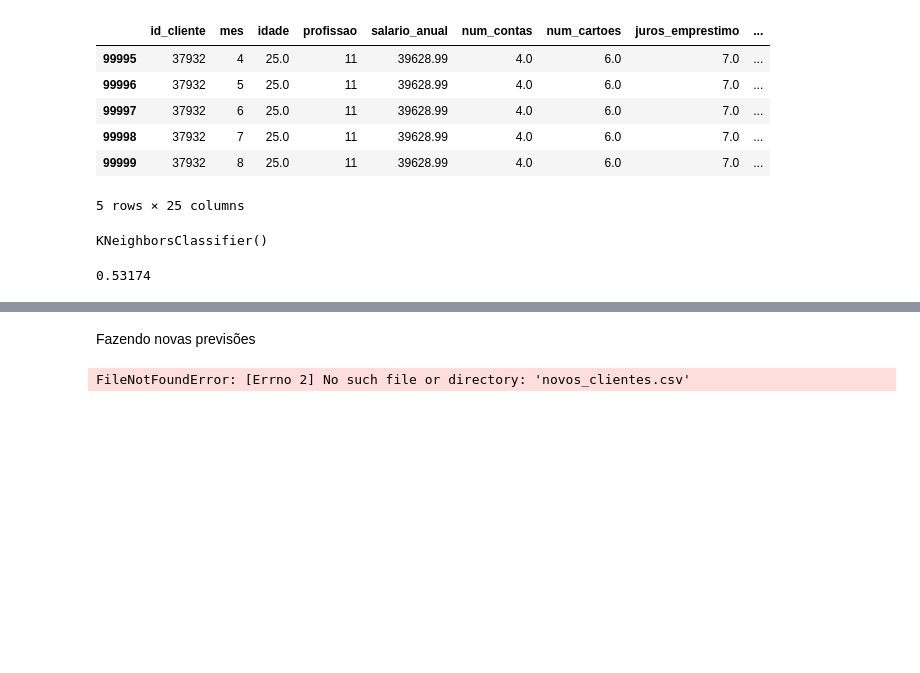
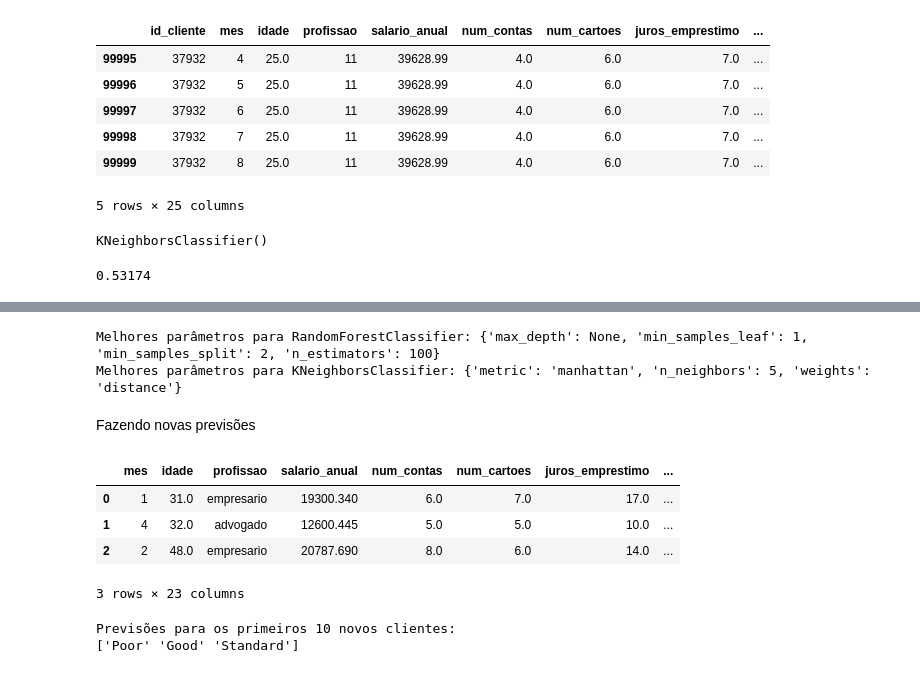
Before and after one commit to Calazansmacchiutti/Machine-learning-project, a Jupyter notebook: Credit Score Forecasting/Credit_Score.ipynb, the cells around one changed output, grey strips where cells are left out. Cells and saved outputs as stored; diff of their text form; code cells hidden in the pictures; blank space fills up the shorter version.

```diff
--- a/Credit Score Forecasting/Credit_Score.ipynb
+++ b/Credit Score Forecasting/Credit_Score.ipynb
@@ -201,17 +217,38 @@ print("Acurácia do KNeighborsClassifier otimizado:", acuracia_knn)
+# %%
+# Exibindo os melhores parâmetros
+print("Melhores parâmetros para RandomForestClassifier:", grid_search_arvore.best_params_)
+print("Melhores parâmetros para KNeighborsClassifier:", grid_search_knn.best_params_)
+# %% [output]
+Melhores parâmetros para RandomForestClassifier: {'max_depth': None, 'min_samples_leaf': 1, 'min_samples_split': 2, 'n_estimators': 100}
+Melhores parâmetros para KNeighborsClassifier: {'metric': 'manhattan', 'n_neighbors': 5, 'weights': 'distance'}
 # %% [markdown]
 Fazendo novas previsões
 # %%
-# fazendo novas previsões
+# Carregar dados de novos clientes
 novos_clientes = pd.read_csv("/content/sample_data/novos_clientes.csv")
-display(novos_clientes)
+display(novos_clientes.head(10))
+
+# Aplicar a transformação para dados categóricos
+# Suponha que o codificador já tenha sido ajustado com os dados de treinamento
 for coluna in novos_clientes.columns:
     if novos_clientes[coluna].dtype == "object" and coluna != "score_credito":
-        novos_clientes[coluna] = codificador.fit_transform(novos_clientes[coluna])
+       novos_clientes[coluna] = codificador.fit_transform(novos_clientes[coluna])
 
-previsoes = modelo_arvore.predict(novos_clientes)
+# Selecionar apenas os primeiros 10 registros para previsão
+novos_clientes_10 = novos_clientes.head(10)
+
+# Fazer previsões
+previsoes = modelo_arvore.predict(novos_clientes_10)
+print("Previsões para os primeiros 10 novos clientes:")
 print(previsoes)
 # %% [output]
+|  | mes | idade | profissao | salario_anual | num_contas | num_cartoes | juros_emprestimo | ... |
+| 0 | 1 | 31.0 | empresario | 19300.340 | 6.0 | 7.0 | 17.0 | ... |
+| 1 | 4 | 32.0 | advogado | 12600.445 | 5.0 | 5.0 | 10.0 | ... |
+| 2 | 2 | 48.0 | empresario | 20787.690 | 8.0 | 6.0 | 14.0 | ... |
-FileNotFoundError: [Errno 2] No such file or directory: 'novos_clientes.csv'
+3 rows × 23 columns
+Previsões para os primeiros 10 novos clientes:
+['Poor' 'Good' 'Standard']
 # %%
 # quais as caracteristicas mais importantes para definir o score de credito?
 colunas = list(x_teste.columns)
```
Also changed, not shown: parts of 7 cells of this notebook.
